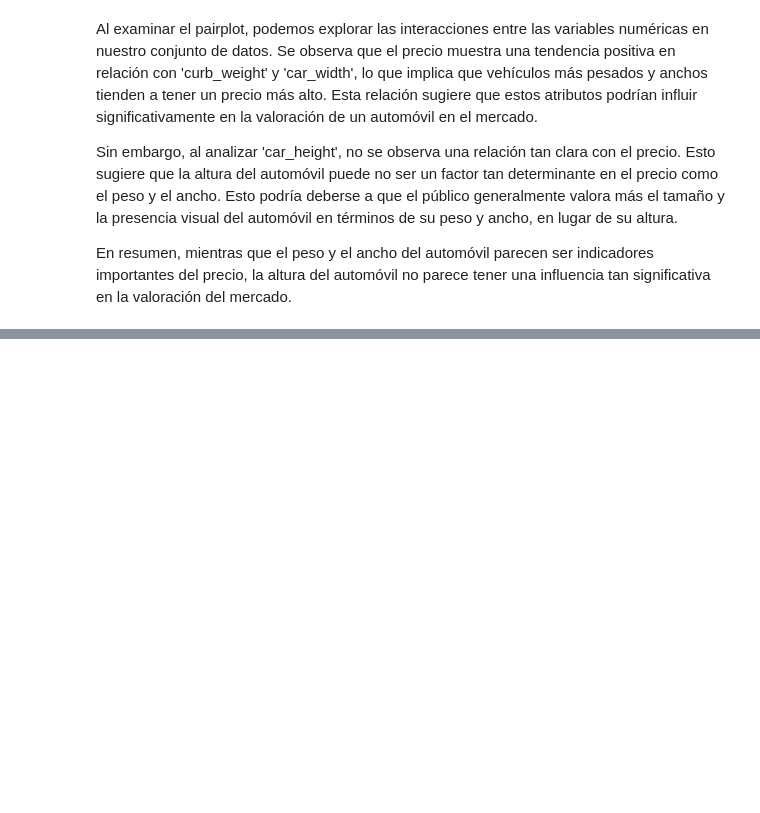
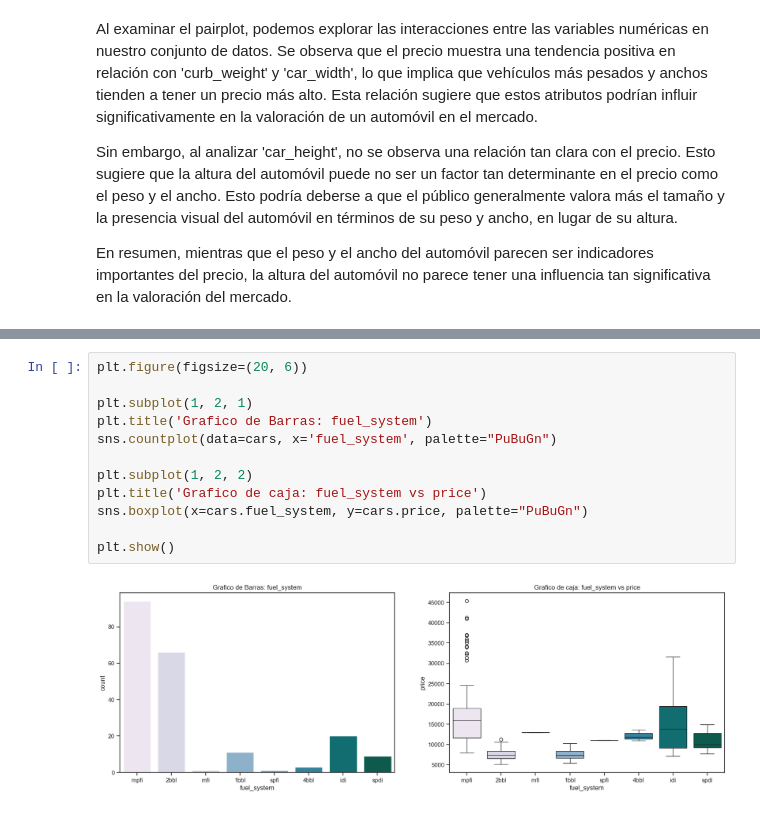
Before and after one commit to Gabean01/Proyecto-Integrador-M6, a Jupyter notebook: notebooks/EDA.ipynb, the cells around one changed output, grey strips where cells are left out. Drawn from its saved outputs; the diff is of its cells as text; blank space fills up the shorter version.

```diff
--- a/notebooks/EDA.ipynb
+++ b/notebooks/EDA.ipynb
@@ -356,0 +440,14 @@ En resumen, mientras que el peso y el ancho del automóvil parecen ser indicador
+# %%
+plt.figure(figsize=(20, 6))
+
+plt.subplot(1, 2, 1)
+plt.title('Grafico de Barras: fuel_system')
+sns.countplot(data=cars, x='fuel_system', palette="PuBuGn")
+
+plt.subplot(1, 2, 2)
+plt.title('Grafico de caja: fuel_system vs price')
+sns.boxplot(x=cars.fuel_system, y=cars.price, palette="PuBuGn")
+
+plt.show()
+# %% [output]
+[figure, added]
```
Also changed, not shown: parts of 26 cells of this notebook.
